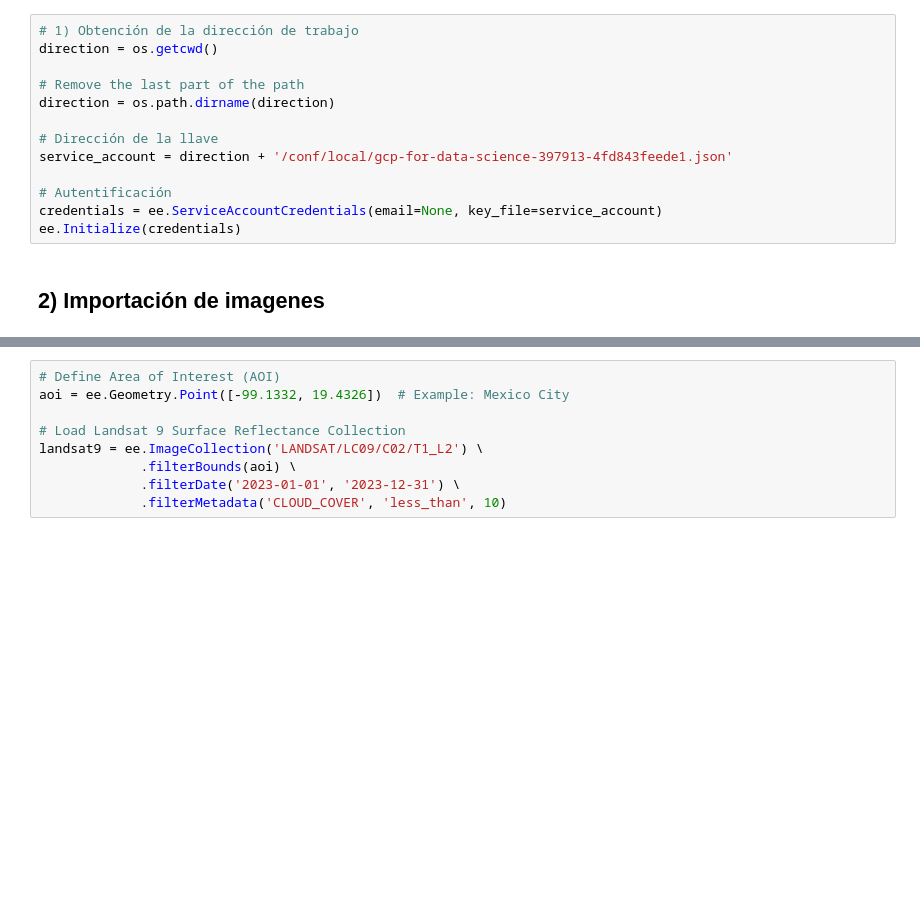
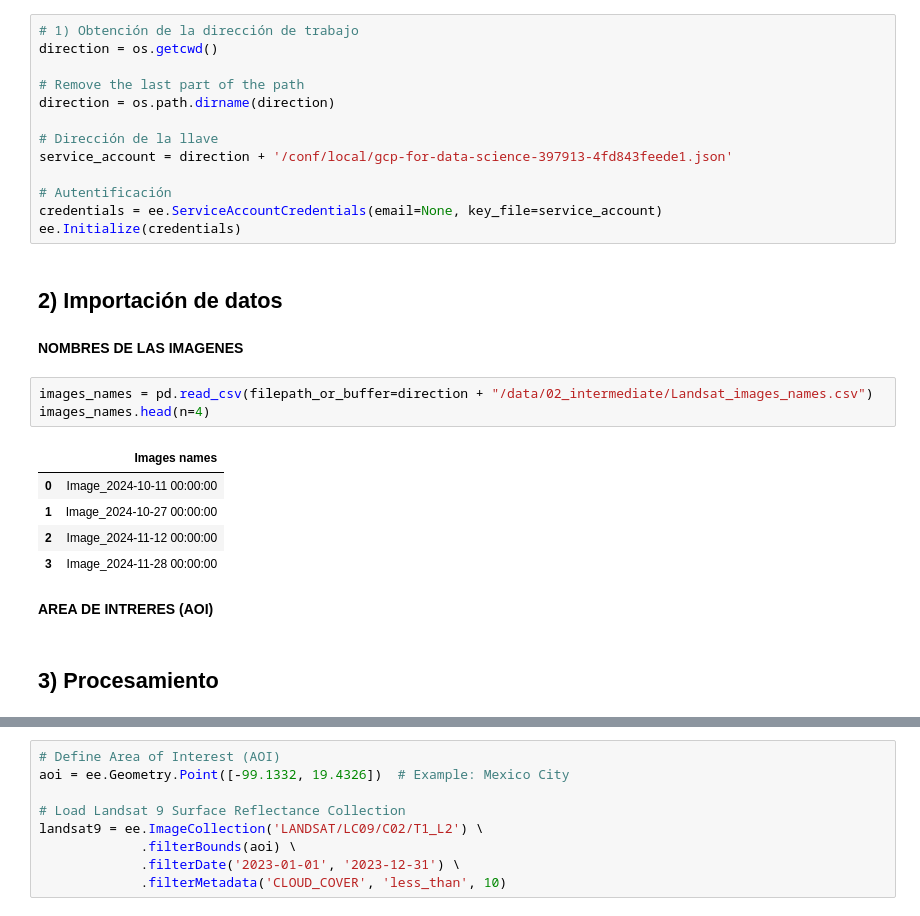
Before and after one commit to orlandombaa/Selene, a Jupyter notebook: selene/notebooks/Land Surface Temperature (LST).ipynb, the cells around one changed output, grey strips where cells are left out. Cells and saved outputs as stored; diff of their text form; blank space fills up the shorter version.

```diff
--- a/selene/notebooks/Land Surface Temperature (LST).ipynb
+++ b/selene/notebooks/Land Surface Temperature (LST).ipynb
@@ -33,4 +34,19 @@ service_account = direction + '/conf/local/gcp-for-data-science-397913-4fd843fee
 credentials = ee.ServiceAccountCredentials(email=None, key_file=service_account)
 ee.Initialize(credentials)
 # %% [markdown]
-## 2) Importación de imagenes
+## 2) Importación de datos
+# %% [markdown]
+**NOMBRES DE LAS IMAGENES**
+# %%
+images_names = pd.read_csv(filepath_or_buffer=direction + "/data/02_intermediate/Landsat_images_names.csv")
+images_names.head(n=4)
+# %% [output]
+|  | Images names |
+| 0 | Image_2024-10-11 00:00:00 |
+| 1 | Image_2024-10-27 00:00:00 |
+| 2 | Image_2024-11-12 00:00:00 |
+| 3 | Image_2024-11-28 00:00:00 |
+# %% [markdown]
+**AREA DE INTRERES (AOI)**
+# %% [markdown]
+## 3) Procesamiento
```
Also changed, not shown: parts of 26 cells of this notebook, 5 other files.
